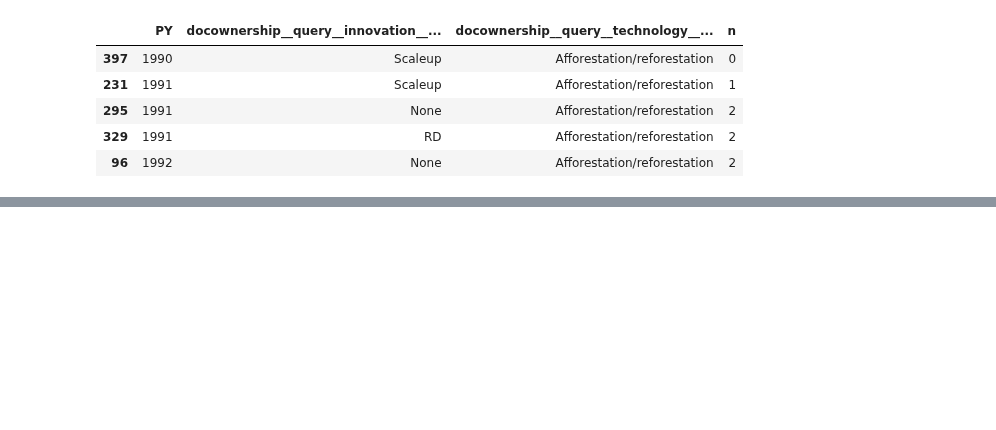
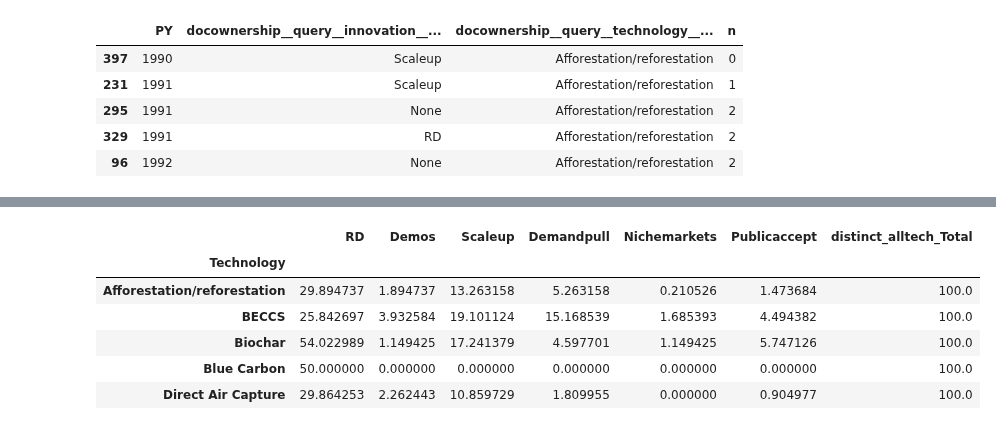
Before and after one commit to mcc-apsis/NETs-review, a Jupyter notebook: NETs graphs.ipynb, the cells around one changed output, grey strips where cells are left out. Saved outputs shown, nothing was run; the diff lists cells and outputs as text; code cells hidden in the pictures; blank space fills up the shorter version.

```diff
--- a/NETs graphs.ipynb
+++ b/NETs graphs.ipynb
@@ -343,0 +283,12 @@ for x in groupings:
+# %%
+tdocs = allreldocs.filter(
+    docownership__relevant=1,
+    docownership__query__technology__name__isnull=False,
+).exclude(
+    docownership__query__technology__name="Ethics & Morals"
+).values(
+    'docownership__query__technology__name',
+    'UT',
+    'PY'
+)
+techdocs = pd.DataFrame.from_dict(list(tdocs))
@@ -343,0 +330,12 @@ for x in groupings:
+# %%
+alldocs = techdocs.merge(indocs,how="outer")
+allrateddocs = techdocs.merge(irdocs, how="outer")
+
+print(len(alldocs))
+
+print(len(allrateddocs))
+
+
+
+
+alldocs.sort_values('UT').head()
@@ -343,0 +470,20 @@ for x in groupings:
+# %%
+rtable = table
+
+rtable = rtable.drop(['Total','distinct_Total','distinct_anyrating_Total'],1)
+
+for col in rtable.columns:
+
+    rtable[col] = rtable[col]/rtable['distinct_alltech_Total']*100
+
+
+
+rtable.head()
+# %% [output]
+|  | RD | Demos | Scaleup | Demandpull | Nichemarkets | Publicaccept | distinct_alltech_Total |
+| Technology |  |  |  |  |  |  |  |
+| Afforestation/reforestation | 29.894737 | 1.894737 | 13.263158 | 5.263158 | 0.210526 | 1.473684 | 100.0 |
+| BECCS | 25.842697 | 3.932584 | 19.101124 | 15.168539 | 1.685393 | 4.494382 | 100.0 |
+| Biochar | 54.022989 | 1.149425 | 17.241379 | 4.597701 | 1.149425 | 5.747126 | 100.0 |
+| Blue Carbon | 50.000000 | 0.000000 | 0.000000 | 0.000000 | 0.000000 | 0.000000 | 100.0 |
+| Direct Air Capture | 29.864253 | 2.262443 | 10.859729 | 1.809955 | 0.000000 | 0.904977 | 100.0 |
```
Also changed, not shown: parts of 21 cells of this notebook, 6 other files.
